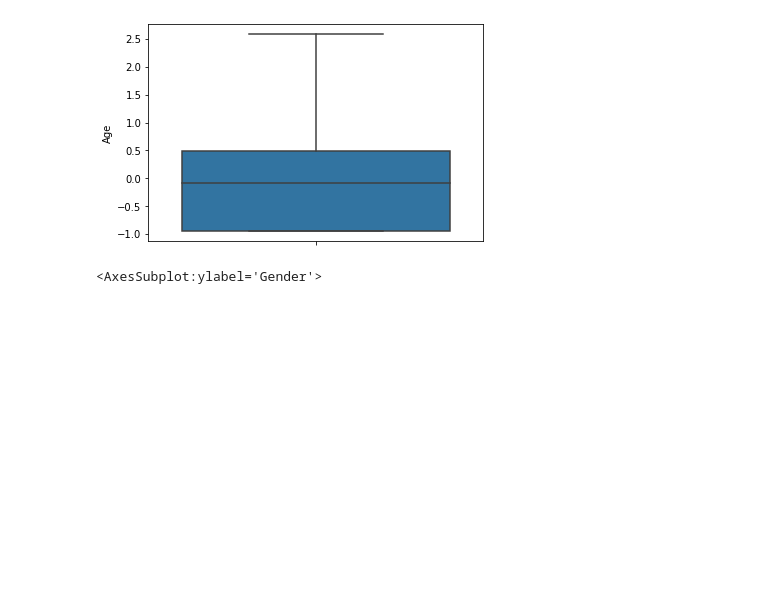
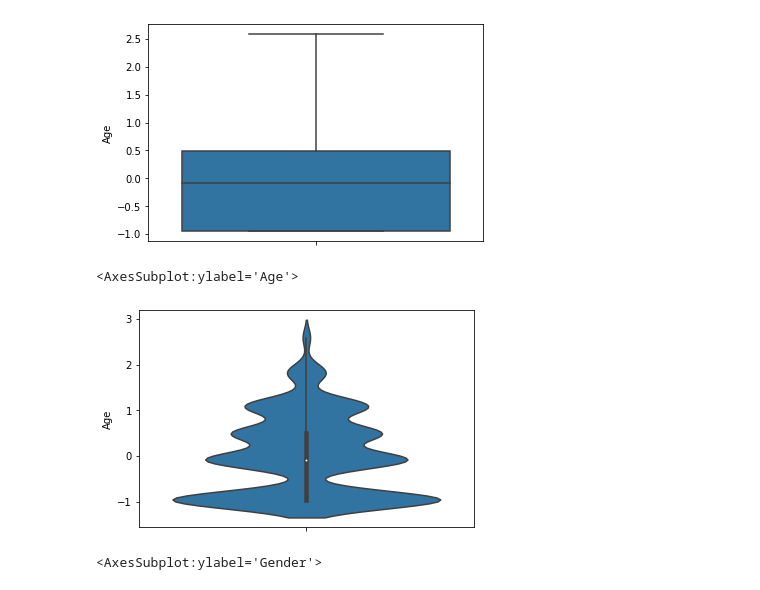
Before and after one commit to DevNataneto/ProjetoCDIA, a Jupyter notebook: exploration.ipynb, the cells around one changed output. Drawn from its saved outputs; the diff is of its cells as text; code cells hidden in the pictures; blank space fills up the shorter version.

```diff
--- a/exploration.ipynb
+++ b/exploration.ipynb
@@ -614,6 +614,11 @@ sns.boxplot(y = drugs_df_quant['Age'])
 # %% [output]
 <AxesSubplot:ylabel='Age'>
 [figure]
+# %%
+sns.violinplot(y = drugs_df_quant['Age'])
+# %% [output]
+<AxesSubplot:ylabel='Age'>
+[figure, added]
 # %%
 sns.boxplot(y = drugs_df_quant['Gender'])
 # %% [output]
```
Also changed, not shown: parts of 4 cells of this notebook, 1 other file.
